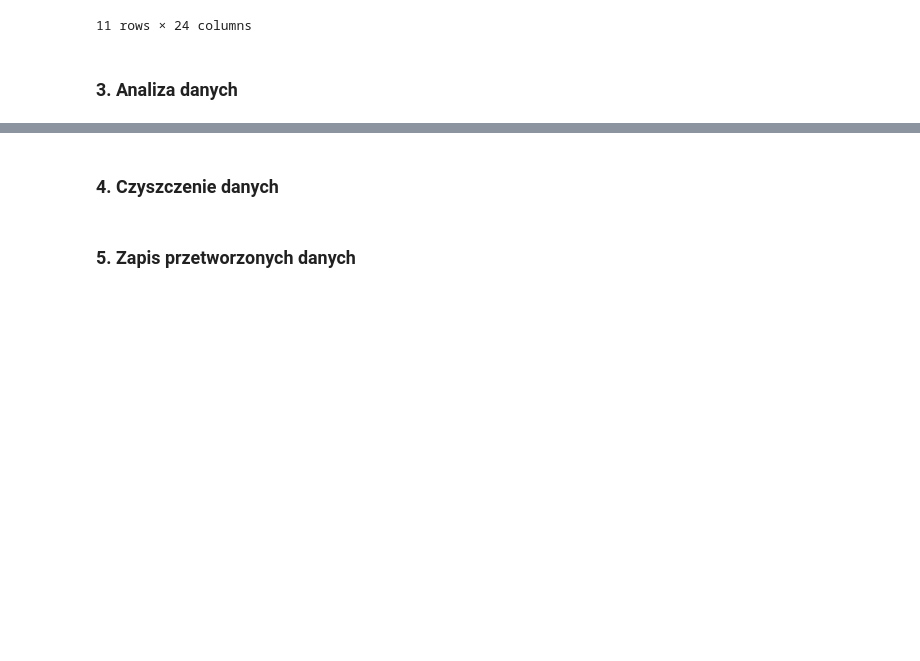
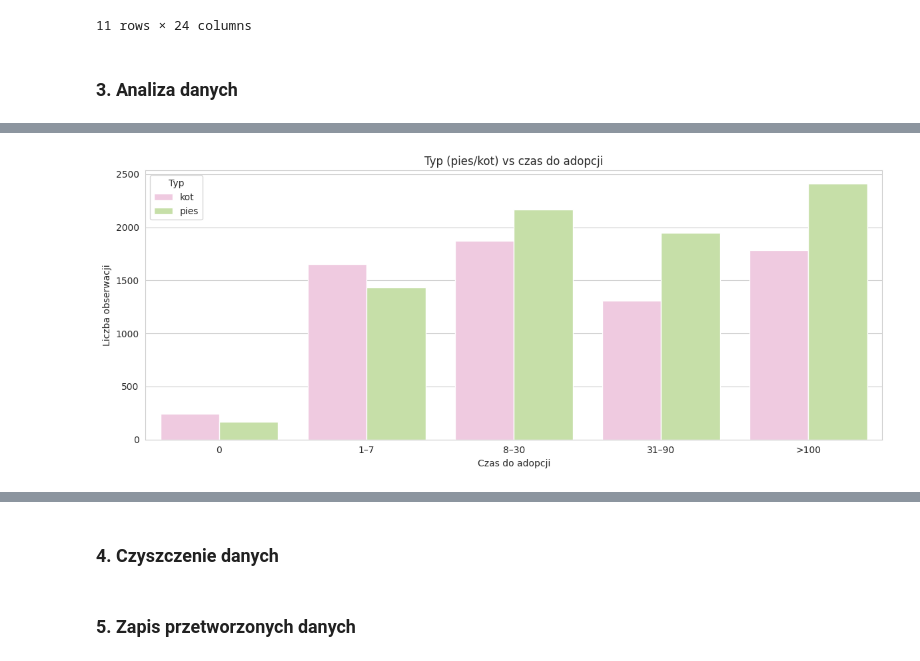
Before and after one commit to Carrie088/pet_adoption_ml, a Jupyter notebook: notebooks/01_data_preparation.ipynb, the cells around one changed output, grey strips where cells are left out. Cells and saved outputs as stored; diff of their text form; code cells hidden in the pictures; blank space fills up the shorter version.

```diff
--- a/notebooks/01_data_preparation.ipynb
+++ b/notebooks/01_data_preparation.ipynb
@@ -115,0 +135,23 @@ Describe (wszystkie kolumny):
+# %%
+# Type (pies/kot) vs AdoptionSpeed
+plot_df = train_df.assign(
+    Typ=train_df['Type'].map(TYPE_LABELS),
+    Czas_adopcji=train_df['AdoptionSpeed'].map(ADOPTION_SPEED_LABELS),
+)
+
+plt.figure(figsize=(12, 5))
+sns.countplot(
+    data=plot_df,
+    x='Czas_adopcji',
+    hue='Typ',
+    order=ADOPTION_SPEED_ORDER,
+    palette='PiYG',
+)
+plt.title('Typ (pies/kot) vs czas do adopcji')
+plt.xlabel('Czas do adopcji')
+plt.ylabel('Liczba obserwacji')
+plt.legend(title='Typ')
+plt.tight_layout()
+plt.show()
+# %% [output]
+[figure, added]
```
Also changed, not shown: parts of 4 cells of this notebook.
